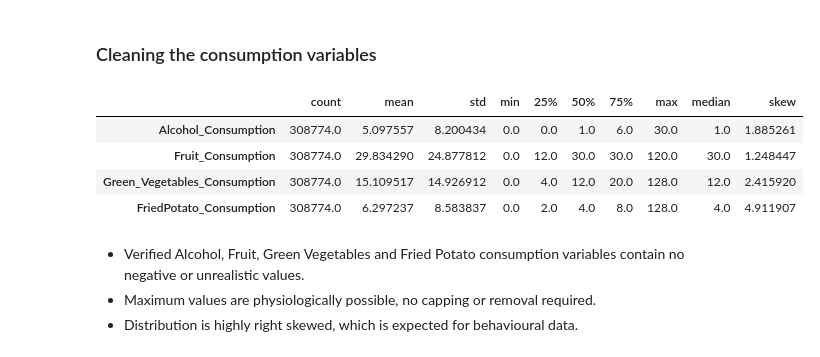
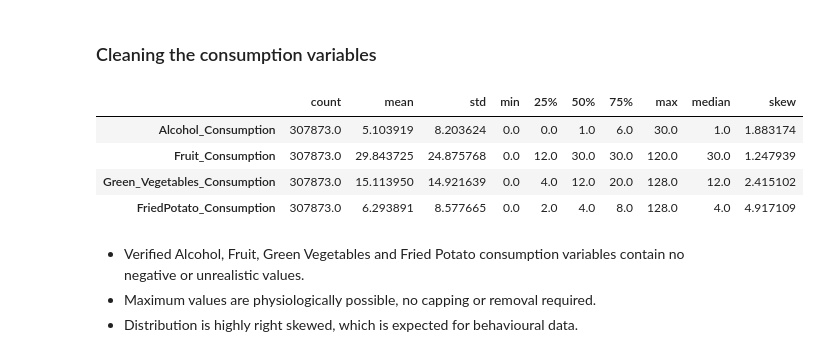
Before and after one commit to its-rhasil/cardio-risk, a Jupyter notebook: notebooks/02_data_cleaning.ipynb, the cells around one changed output. Saved outputs shown, nothing was run; the diff lists cells and outputs as text; code cells hidden in the pictures.

```diff
--- a/notebooks/02_data_cleaning.ipynb
+++ b/notebooks/02_data_cleaning.ipynb
@@ -4,7 +4,7 @@ import numpy as np
 import matplotlib.pyplot as plt
 import seaborn as sns
 # %%
-df = pd.read_csv("../data/raw/CVD_cleaned.csv")
+df = pd.read_csv("../data/raw/CVD_raw.csv")
 # %%
 df.isnull().sum()
 # %% [output]
@@ -168,16 +168,16 @@ Length: 4, dtype: str
 ### Cleaning the consumption variables
 # %%
 consumption = ["Alcohol_Consumption", "Fruit_Consumption", "Green_Vegetables_Consumption","FriedPotato_Consumption"]
-stats = df[consumption].describe().T
-stats["median"] = df[consumption].median()
-stats["skew"] = df[consumption].skew()
+stats = df_cleaned[consumption].describe().T
+stats["median"] = df_cleaned[consumption].median()
+stats["skew"] = df_cleaned[consumption].skew()
 stats
 # %% [output]
 |  | count | mean | std | min | 25% | 50% | 75% | max | median | skew |
-| Alcohol_Consumption | 308774.0 | 5.097557 | 8.200434 | 0.0 | 0.0 | 1.0 | 6.0 | 30.0 | 1.0 | 1.885261 |
-| Fruit_Consumption | 308774.0 | 29.834290 | 24.877812 | 0.0 | 12.0 | 30.0 | 30.0 | 120.0 | 30.0 | 1.248447 |
-| Green_Vegetables_Consumption | 308774.0 | 15.109517 | 14.926912 | 0.0 | 4.0 | 12.0 | 20.0 | 128.0 | 12.0 | 2.415920 |
-| FriedPotato_Consumption | 308774.0 | 6.297237 | 8.583837 | 0.0 | 2.0 | 4.0 | 8.0 | 128.0 | 4.0 | 4.911907 |
+| Alcohol_Consumption | 307873.0 | 5.103919 | 8.203624 | 0.0 | 0.0 | 1.0 | 6.0 | 30.0 | 1.0 | 1.883174 |
+| Fruit_Consumption | 307873.0 | 29.843725 | 24.875768 | 0.0 | 12.0 | 30.0 | 30.0 | 120.0 | 30.0 | 1.247939 |
+| Green_Vegetables_Consumption | 307873.0 | 15.113950 | 14.921639 | 0.0 | 4.0 | 12.0 | 20.0 | 128.0 | 12.0 | 2.415102 |
+| FriedPotato_Consumption | 307873.0 | 6.293891 | 8.577665 | 0.0 | 2.0 | 4.0 | 8.0 | 128.0 | 4.0 | 4.917109 |
 # %% [markdown]
 * Verified Alcohol, Fruit, Green Vegetables and Fried Potato consumption variables contain no negative or unrealistic values.
 * Maximum values are physiologically possible, no capping or removal required.
```
Also changed, not shown: parts of 1 cell of this notebook, 1 other file.
